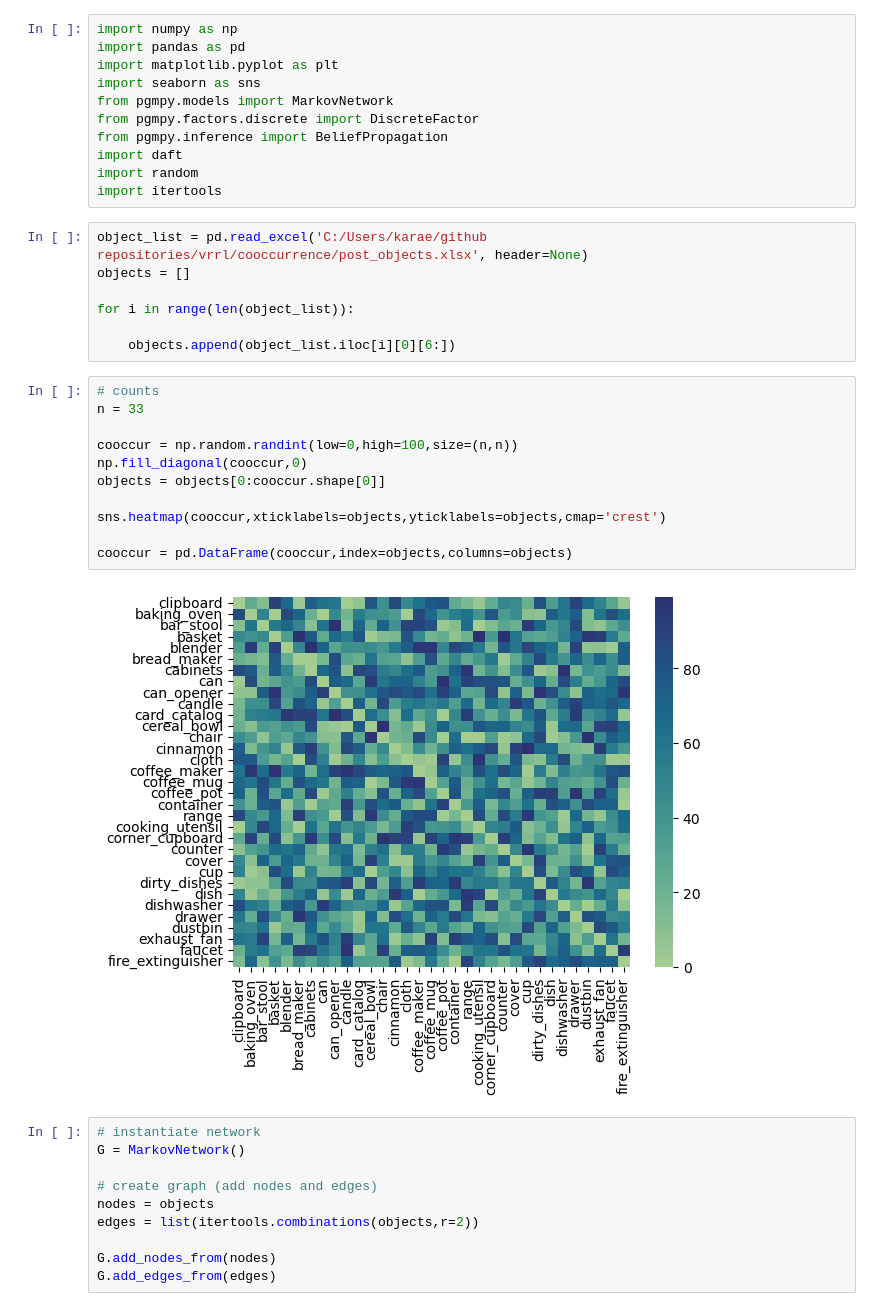
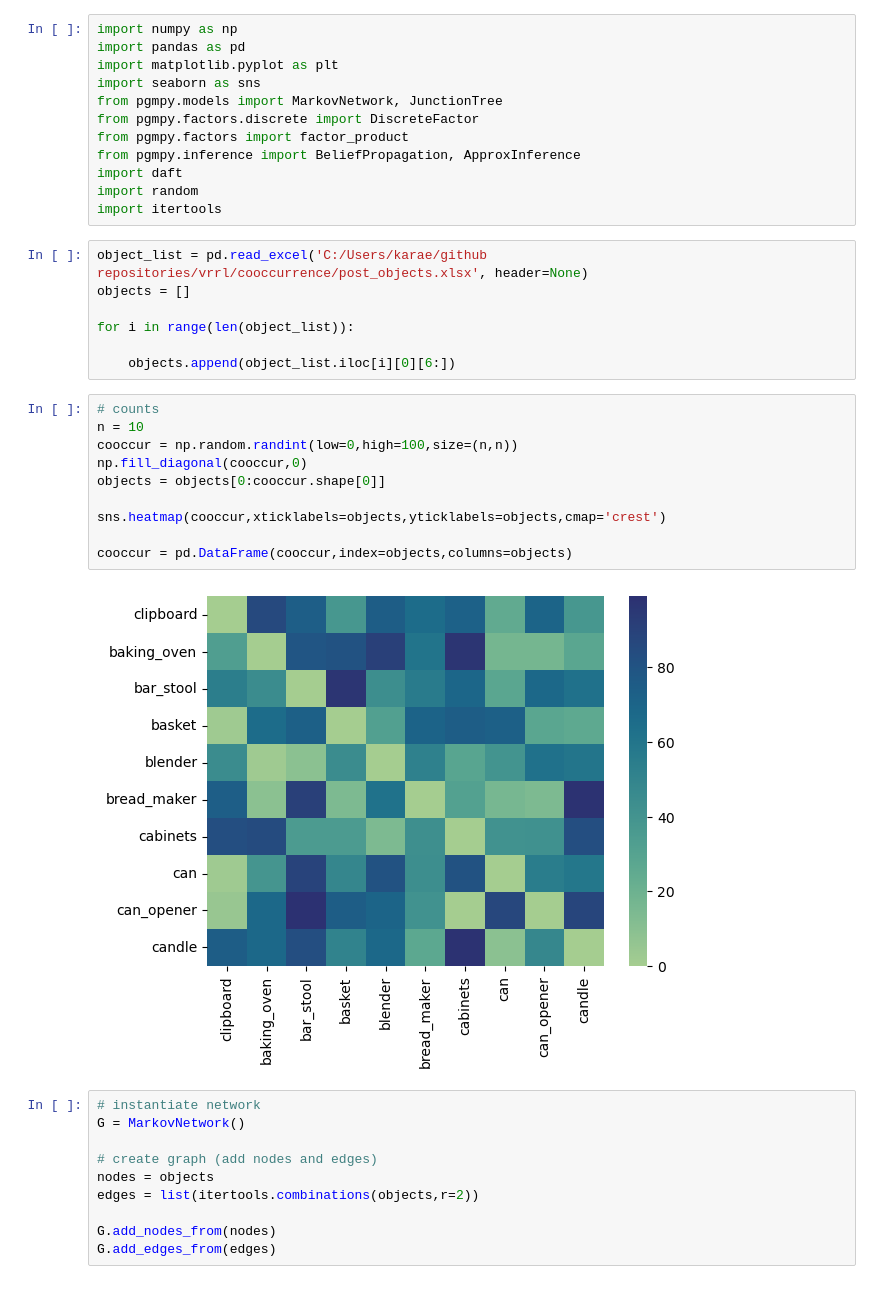
Before and after one commit to kjemery/vrrl, a Jupyter notebook: mrf/mrf_limit.ipynb, the cells around one changed output. Saved outputs shown, nothing was run; the diff lists cells and outputs as text.

```diff
--- a/mrf/mrf_limit.ipynb
+++ b/mrf/mrf_limit.ipynb
@@ -17,9 +11,10 @@ import numpy as np
 import pandas as pd
 import matplotlib.pyplot as plt
 import seaborn as sns
-from pgmpy.models import MarkovNetwork
+from pgmpy.models import MarkovNetwork, JunctionTree
 from pgmpy.factors.discrete import DiscreteFactor
-from pgmpy.inference import BeliefPropagation
+from pgmpy.factors import factor_product
+from pgmpy.inference import BeliefPropagation, ApproxInference
 import daft
 import random
 import itertools
@@ -32,17 +27,16 @@ for i in range(len(object_list)):
     objects.append(object_list.iloc[i][0][6:])
 # %%
 # counts
-n = 33
-
+n = 10
 cooccur = np.random.randint(low=0,high=100,size=(n,n))
 np.fill_diagonal(cooccur,0)
 objects = objects[0:cooccur.shape[0]]
 
 sns.heatmap(cooccur,xticklabels=objects,yticklabels=objects,cmap='crest')
 
 cooccur = pd.DataFrame(cooccur,index=objects,columns=objects)
 # %% [output]
-[figure, old version]
+[figure, new version]
 # %%
 # instantiate network
 G = MarkovNetwork()
```
Also changed, not shown: parts of 7 cells of this notebook.
